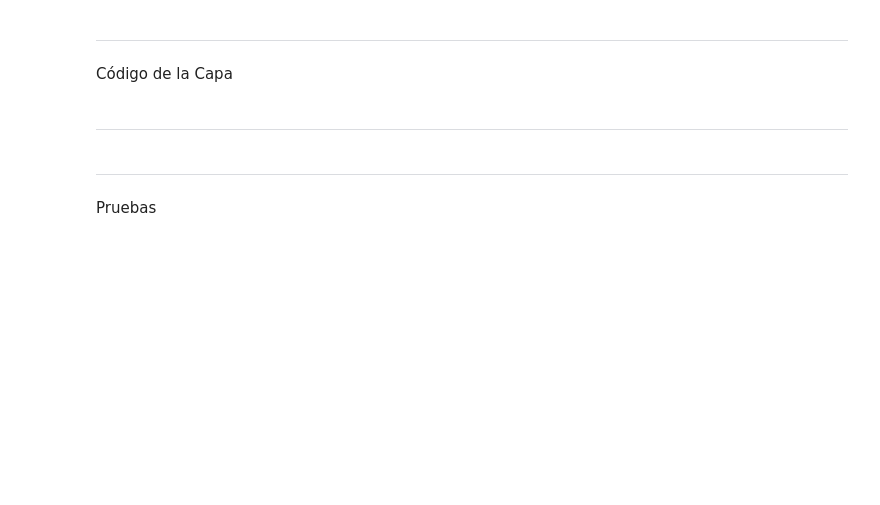
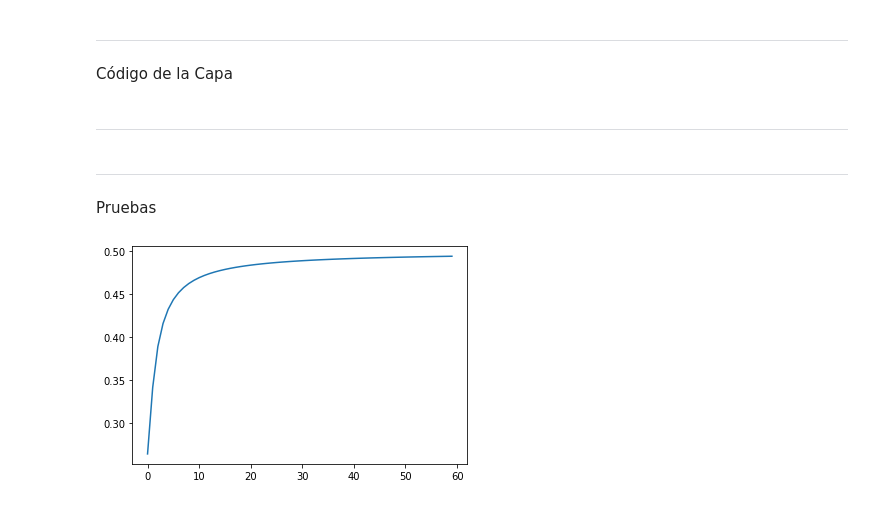
Before and after one commit to CarlosRyu98/PIA, a Jupyter notebook: 04 Redes Neuronales/03_Red_Neuronal.ipynb, the cells around one changed output. Saved outputs shown, nothing was run; the diff lists cells and outputs as text; code cells hidden in the pictures; blank space fills up the shorter version.

```diff
--- a/04 Redes Neuronales/03_Red_Neuronal.ipynb
+++ b/04 Redes Neuronales/03_Red_Neuronal.ipynb
@@ -94,8 +97,8 @@ class Red_Neuronal():
         pesos = self.lista_capas[-1].peso_input[1:]
         bias = self.lista_capas[-1].peso_input[0]
 
-        self.lista_capas[-1].peso_input[1:] = pesos - delta * pesos * ratio
-        self.lista_capas[-1].peso_input[0] = bias - delta * bias * ratio
+        self.lista_capas[-1].peso_input[1:] = pesos - inputs[-1].transpose() @ delta * ratio
+        self.lista_capas[-1].peso_input[0] = bias - delta.mean() * ratio
 
         # Capas N
         for n in range(2, len(self.lista_capas)+1):
@@ -107,12 +110,12 @@ class Red_Neuronal():
             bias = self.lista_capas[-n].peso_input[0]
 
             # cambiar los self.pesos y self.bias
-            self.lista_capas[-n].peso_input[1:] = pesos - np.array([inputs[-n] @ delta]).transpose() * ratio
-            self.lista_capas[-n].peso_input[0] = bias - delta * bias * ratio
+            self.lista_capas[-n].peso_input[1:] = pesos - inputs[-n].transpose() @ delta * ratio
+            self.lista_capas[-n].peso_input[0] = bias - delta.mean() * ratio
 
     # Función y derivada del ecm
     def f_ecm(self, r_esp, r_obt):
-        ecm = ((r_esp - r_obt).sum()**2) / len(r_esp)
+        ecm = np.square(np.subtract(r_esp, r_obt)).mean()
         return ecm
 
     def d_ecm(self, input):
@@ -128,10 +131,10 @@ class Red_Neuronal():
             return self.d_relu(sumas[len(sumas)-i])
 
     def d_sigmoid(self, input):
-        return 1/(1+np.exp(-input)) * (1 - 1/(1+np.exp(-input)))
+        return (1 / (1 + np.exp(-input)) * (1 - 1 / (1 + np.exp(-input))))
 
     def d_hyperbolic_tangent(self, input):
-        return (2 / (np.exp(input) + np.exp(-input)))**2
+        return np.square(2 / (np.exp(input) + np.exp(-input)))
 
     def d_relu(self, input):
         output = input.copy()
@@ -159,6 +162,29 @@ def recorrido(red, inputs, outputs, iteraciones, ra, num_tests):
                 resultados.append(resultado)
             ecm = red.f_ecm(resultados, outputs)
             print(ecm)
+
+def recorrido_grafico(red, inputs, outputs, iteraciones, ra, num_tests):
+    lista = []
+    for i in range(1, iteraciones+1):
+        for input, output in zip(inputs, outputs):
+            red.train(input, output, ra)
+        if i % num_tests == 0:
+            resultados = []
+            for input, output in zip(inputs, outputs):
+                resultado = red.test(input)
+                resultados.append(resultado)
+            ecm = red.f_ecm(resultados, outputs)
+            clear_output(wait=True)
+            lista.append(ecm)
+            plt.plot(lista)
+            plt.show()
 # %% [markdown]
 ---
 Pruebas
+# %%
+inputs = np.array([[0, 1, 1, 2, 1, 0]]).reshape(-1,1)
+outputs = np.array([[0, 0, 1, 1, 0, 1]]).reshape(-1,1)
+red = Red_Neuronal([1, 4, 3, 2, 1], [2, 3, 4, 3, 2], 1)
+recorrido_grafico(red, inputs, outputs, 12000, 0.005, 200)
+# %% [output]
+[figure, added]
```
Also changed, not shown: parts of 9 cells of this notebook.
